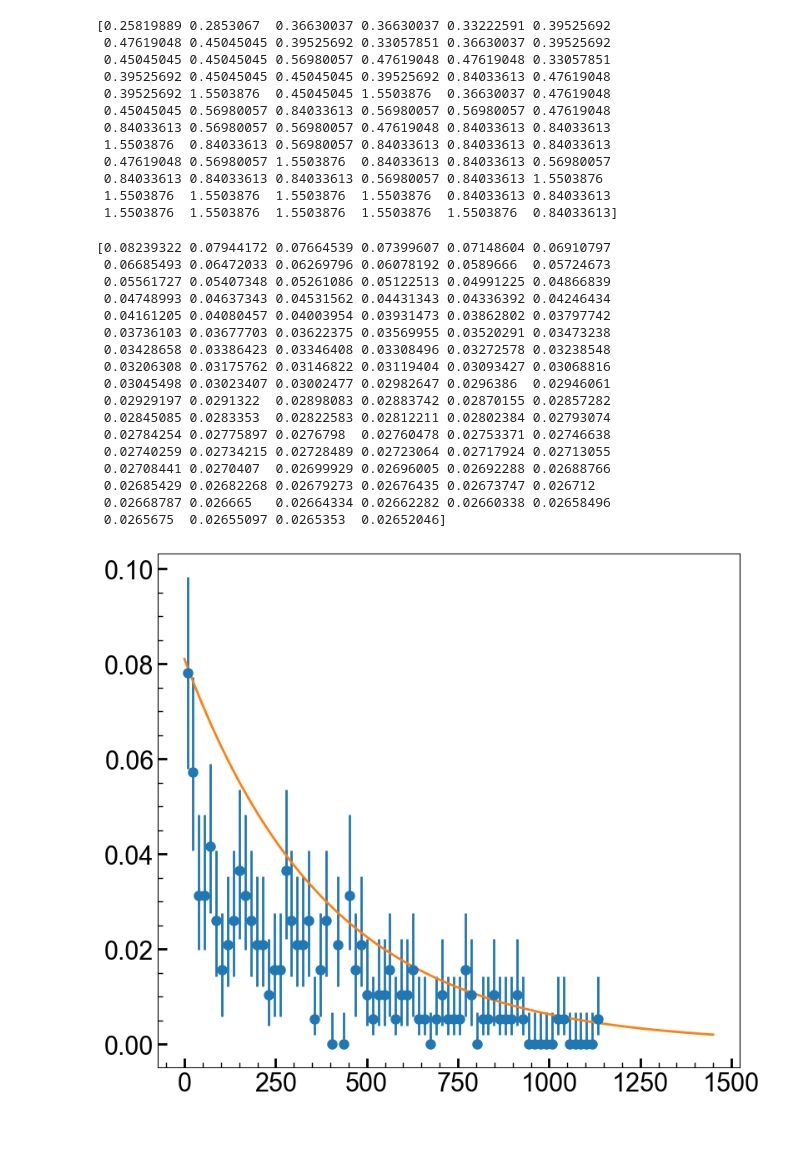
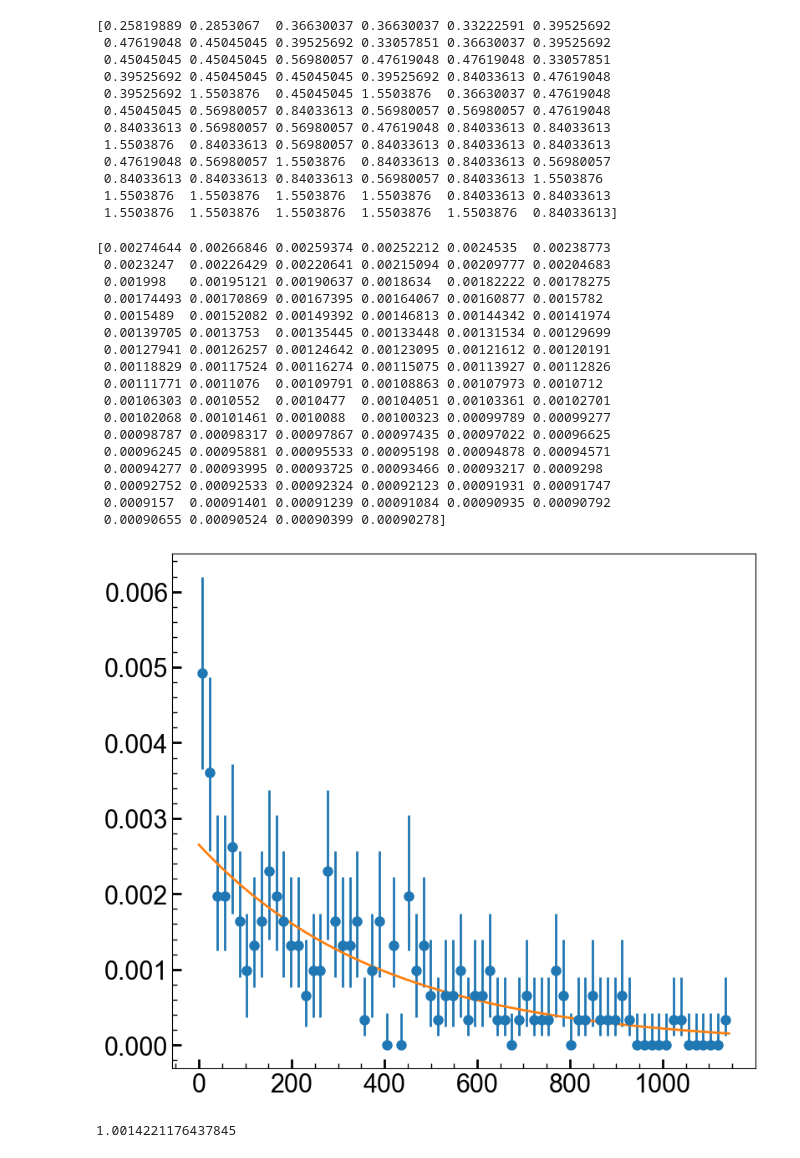
Before and after one commit to villano-lab/thermal-flux_paper2023, a Jupyter notebook: ChiSquare.ipynb, the cells around one changed output. Drawn from its saved outputs; the diff is of its cells as text; code cells hidden in the pictures; blank space fills up the shorter version.

```diff
--- a/ChiSquare.ipynb
+++ b/ChiSquare.ipynb
@@ -137,41 +139,60 @@ print(weight)
  1.5503876  1.5503876  1.5503876  1.5503876  1.5503876  0.84033613]
 # %%
 def function(t, tstop, alpha, b):
-    return 30*((1/(1+b))*np.exp(-t/alpha)/(alpha*(1-np.exp(-tstop/alpha)))+b/tstop)
+    return (((1/(1+b))*np.exp(-t/alpha)/(alpha*(1-np.exp(-tstop/alpha))))+(b/tstop))
 
 #print(function(1,2,3,4))
 fig,axes = plt.subplots(1,1, figsize=(9,8))
 
 ax1=axes
-counts1 = counts/np.sum(counts)
-weight1 = weight*np.sum(counts)
-ax1.errorbar(thing, counts1, yerr=[ntot_minus/np.sum(counts),ntot_plus/np.sum(counts)], marker='o', markersize=8, linestyle = 'none')
+timespace=bins[1]-bins[0]
+counts1 = counts/np.sum(counts)/timespace
+weight1 = weight*np.sum(counts)*timespace
+ax1.errorbar(thing, counts1, yerr=[ntot_minus/np.sum(counts)/timespace,ntot_plus/np.sum(counts)/timespace], marker='o', markersize=8, linestyle = 'none')
 
 #print(function(0,1450,271.2,1)*4000)
-x = np.linspace(0,1450,num=100)
+x = np.linspace(0,max_t,num=100)
 print (function(x,max_t,271.2,1))
 
-ax1.plot(x,function(x,max_t,391.2,0))
+ax1.plot(x,function(x,max_t,400.2,0))
 plt.show(fig)
 # %% [output]
-[0.08239322 0.07944172 0.07664539 0.07399607 0.07148604 0.06910797
- 0.06685493 0.06472033 0.06269796 0.06078192 0.0589666  0.05724673
- 0.05561727 0.05407348 0.05261086 0.05122513 0.04991225 0.04866839
- 0.04748993 0.04637343 0.04531562 0.04431343 0.04336392 0.04246434
- 0.04161205 0.04080457 0.04003954 0.03931473 0.03862802 0.03797742
- 0.03736103 0.03677703 0.03622375 0.03569955 0.03520291 0.03473238
- 0.03428658 0.03386423 0.03346408 0.03308496 0.03272578 0.03238548
- 0.03206308 0.03175762 0.03146822 0.03119404 0.03093427 0.03068816
- 0.03045498 0.03023407 0.03002477 0.02982647 0.0296386  0.02946061
- 0.02929197 0.0291322  0.02898083 0.02883742 0.02870155 0.02857282
- 0.02845085 0.0283353  0.02822583 0.02812211 0.02802384 0.02793074
- 0.02784254 0.02775897 0.0276798  0.02760478 0.02753371 0.02746638
- 0.02740259 0.02734215 0.02728489 0.02723064 0.02717924 0.02713055
- 0.02708441 0.0270407  0.02699929 0.02696005 0.02692288 0.02688766
- 0.02685429 0.02682268 0.02679273 0.02676435 0.02673747 0.026712
- 0.02668787 0.026665   0.02664334 0.02662282 0.02660338 0.02658496
- 0.0265675  0.02655097 0.0265353  0.02652046]
+[0.00274644 0.00266846 0.00259374 0.00252212 0.0024535  0.00238773
+ 0.0023247  0.00226429 0.00220641 0.00215094 0.00209777 0.00204683
+ 0.001998   0.00195121 0.00190637 0.0018634  0.00182222 0.00178275
+ 0.00174493 0.00170869 0.00167395 0.00164067 0.00160877 0.0015782
+ 0.0015489  0.00152082 0.00149392 0.00146813 0.00144342 0.00141974
+ 0.00139705 0.0013753  0.00135445 0.00133448 0.00131534 0.00129699
+ 0.00127941 0.00126257 0.00124642 0.00123095 0.00121612 0.00120191
+ 0.00118829 0.00117524 0.00116274 0.00115075 0.00113927 0.00112826
+ 0.00111771 0.0011076  0.00109791 0.00108863 0.00107973 0.0010712
+ 0.00106303 0.0010552  0.0010477  0.00104051 0.00103361 0.00102701
+ 0.00102068 0.00101461 0.0010088  0.00100323 0.00099789 0.00099277
+ 0.00098787 0.00098317 0.00097867 0.00097435 0.00097022 0.00096625
+ 0.00096245 0.00095881 0.00095533 0.00095198 0.00094878 0.00094571
+ 0.00094277 0.00093995 0.00093725 0.00093466 0.00093217 0.0009298
+ 0.00092752 0.00092533 0.00092324 0.00092123 0.00091931 0.00091747
+ 0.0009157  0.00091401 0.00091239 0.00091084 0.00090935 0.00090792
+ 0.00090655 0.00090524 0.00090399 0.00090278]
-[figure, old version]
+[figure, new version]
+# %%
+#test the integral...
+import pandas as pd
+def integrate_df(df):
+    # (left-sided rectangular integral)
+    dE = -df['E'].diff(periods = -1)
+    dE.iat[-1] = dE.iat[-2]
+    A = df['spec']*dE
+    return A.sum()
+
+pdf = pd.DataFrame()
+ttot = np.linspace(0,max_t,num=10000)
+trange = (ttot>=0)
+pdf['E']=ttot[trange]
+pdf['spec']=function(ttot[trange],max_t,40.2,0)
+print(integrate_df(pdf))
+# %% [output]
+1.0014221176437845
 # %%
 f_mod = lm.Model(function)
 f_params = f_mod.make_params()               # define parameters
```
Also changed, not shown: parts of 3 cells of this notebook.
